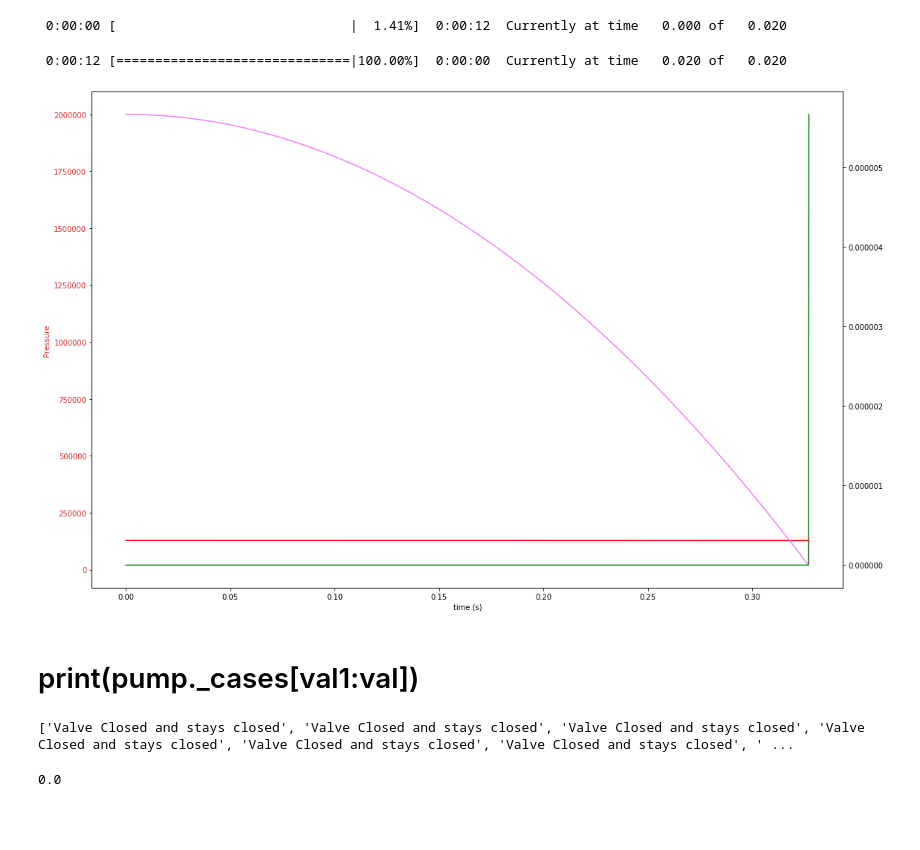
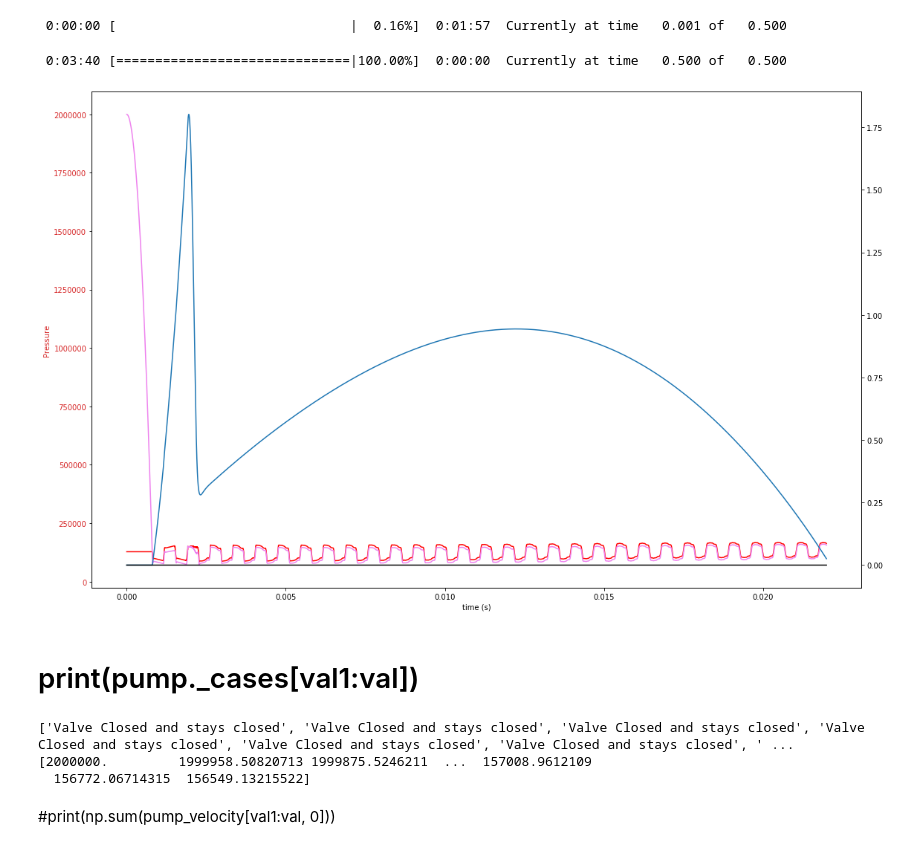
Before and after one commit to DHaspel/cavsim, a Jupyter notebook: jupyter/CavSimTry2.ipynb, the cells around one changed output. Drawn from its saved outputs; the diff is of its cells as text; code cells hidden in the pictures; blank space fills up the shorter version.

Commit message:
Fixed Pump class works now

```diff
--- a/jupyter/CavSimTry2.ipynb
+++ b/jupyter/CavSimTry2.ipynb
@@ -126,10 +134,10 @@ solver.fluid = fluid
 solver.seeds = [pipe1, pipe2, pipe3]
 solver._callback = logging
 # %%
-solver.solve(1e20, 0.02, 3)
+solver.solve(1e20, 0.5, 3)
 # %% [output]
- 0:00:00 [                              |  1.41%]  0:00:12  Currently at time   0.000 of   0.020
+ 0:00:00 [                              |  0.16%]  0:01:57  Currently at time   0.001 of   0.500
- 0:00:12 [==============================|100.00%]  0:00:00  Currently at time   0.020 of   0.020
+ 0:03:40 [==============================|100.00%]  0:00:00  Currently at time   0.500 of   0.500
 # %%
 pfield1 = np.stack(plogs1)
 pfield2 = np.stack(plogs2)
@@ -144,14 +155,14 @@ spring_force = np.stack(springlog)
 # %%
-time = np.linspace(0, 0.35, int(pfield1[:,-2].shape[0]))
+time = np.linspace(0, 0.022, int(pfield1[:,-2].shape[0]))
 #plt.figure(figsize=(16, 10))
 fig, ax1 = plt.subplots(figsize=(16, 10))
 #plt.subplot(1, 2, 1)
 #plt.plot(vfield[:,0])
 #plt.plot(1, 2, 2)
 val1 = 0
-val = -106
-#val1 = 730
-#val = -300
+val = -1
+#val1 = 0
+#val = -1
 
 #upper_force = upperp_field[val1:val, 0] + gfield[val1:val, 0] + springforce[val1:val, 0]
 #lower_force = lowp_field[val1:val, 0] + contact_pressure[val1:val, 0]
@@ -184,46 +195,47 @@ plt.plot(time[val1:val], pressure[val1:val, 0],color='violet')
 
 #plt.xlim(time[val1],time[val])
 #plt.ylim(0e5, 20e5)
 
 color = 'tab:red'
 ax1.set_xlabel('time (s)')
 ax1.set_ylabel('Pressure', color=color)
-#ax1.set_ylim(1.05e5, 1.15e5)
+#ax1.set_ylim(1.2e5, 1.8e5)
 #ax1.plot(time[val1:val], pfield1[val1:val, 1], color='red')
 #ax1.plot(time[val1:val], pfield2[val1:val, -2], color='green')
 ax1.tick_params(axis='y', labelcolor=color)
 
 
 ax2 = ax1.twinx()  # instantiate a second axes that shares the same x-axis
 
 color = 'tab:blue'
-#ax2.plot(time[val1:val], disfield[val1:val, 0]*1000, color=color)  # we already handled the x-label with ax1
-#ax2.plot(time[val1:val], pump_velocity[val1:val, 0], color = 'black')
-ax2.plot(time[val1:val], values[val1:val, 0]*1000, color = 'green')
-#ax2.plot(time[val1:val], flow_force[val1:val, 0], color = 'red')
+ax2.plot(time[val1:val], disfield[val1:val, 0]*1000, color=color)  # we already handled the x-label with ax1
+ax2.plot(time[val1:val], values[val1:val, 0]*1000, color = 'black')
+#ax2.plot(time[val1:val], contact_pressure_force[val1:val, 0], color = 'green')
+#ax2.plot(time[val1:val], damping_force[val1:val, 0], color = 'red')
 #ax2.plot(time[val1:val], flow_force[val1:val, 0]-spring_force[val1:val, 0], color = 'red')
 #ax2.plot(time[val1:val], zeta[val1:val, 0], color='green')
 #ax2.plot(time[val1:val], flow_field[val1:val, 0], color='black')
 #ax2.tick_params(axis='y', labelcolor=color)
 
 #plt.subplot(1, 2, 1)
 #plt.plot(time[val1:val], disfield[val1:val, 0]*1000, color='black')
 #plt.plot(time[val1:val], pump(time[val1:val]))
 #plt.plot(time[val1:val], velfield[val1:val, 0], color='blue')
 #plt.plot(time[val1:val], pfield2[val1:val, 1], color='red')
 #pltplot(time[val1:val], pfield1[val1:val, -2], color='green')
 #plt.ylim(-2e3, 2e3)
 fig.tight_layout()
 plt.show()
 # %% [output]
-[figure, old version]
+[figure, new version]
 # %% [markdown]
 # print(pump._cases[val1:val])
 # %%
 print(pump._cases[val1:val])
+print(pressure[val1:val, 0])
 # %% [output]
 ['Valve Closed and stays closed', 'Valve Closed and stays closed', 'Valve Closed and stays closed', 'Valve Closed and stays closed', 'Valve Closed and stays closed', 'Valve Closed and stays closed', ' ...
+[2000000.         1999958.50820713 1999875.5246211  ...  157008.9612109
+  156772.06714315  156549.13215522]
-# %%
-print(np.sum(pump_velocity[val1:val, 0]))
-# %% [output]
-0.0
+# %% [markdown]
+#print(np.sum(pump_velocity[val1:val, 0]))
```
Also changed, not shown: parts of 5 cells of this notebook, 1 other file.
